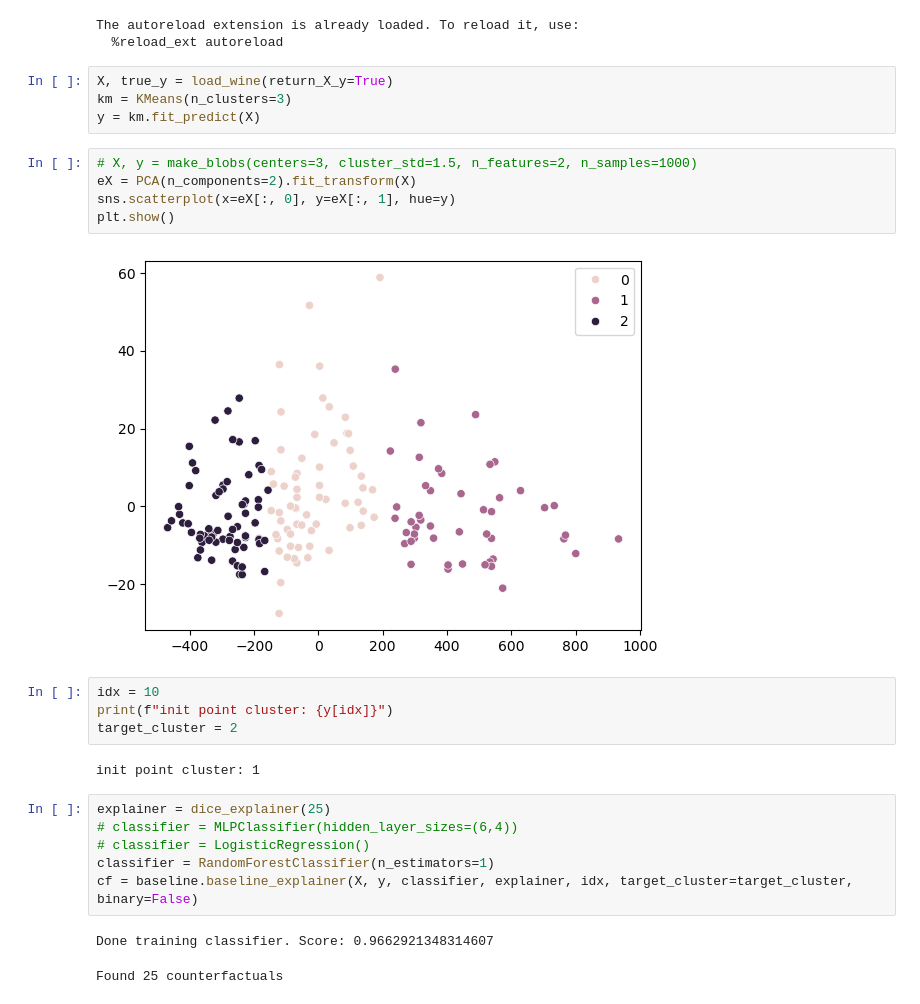
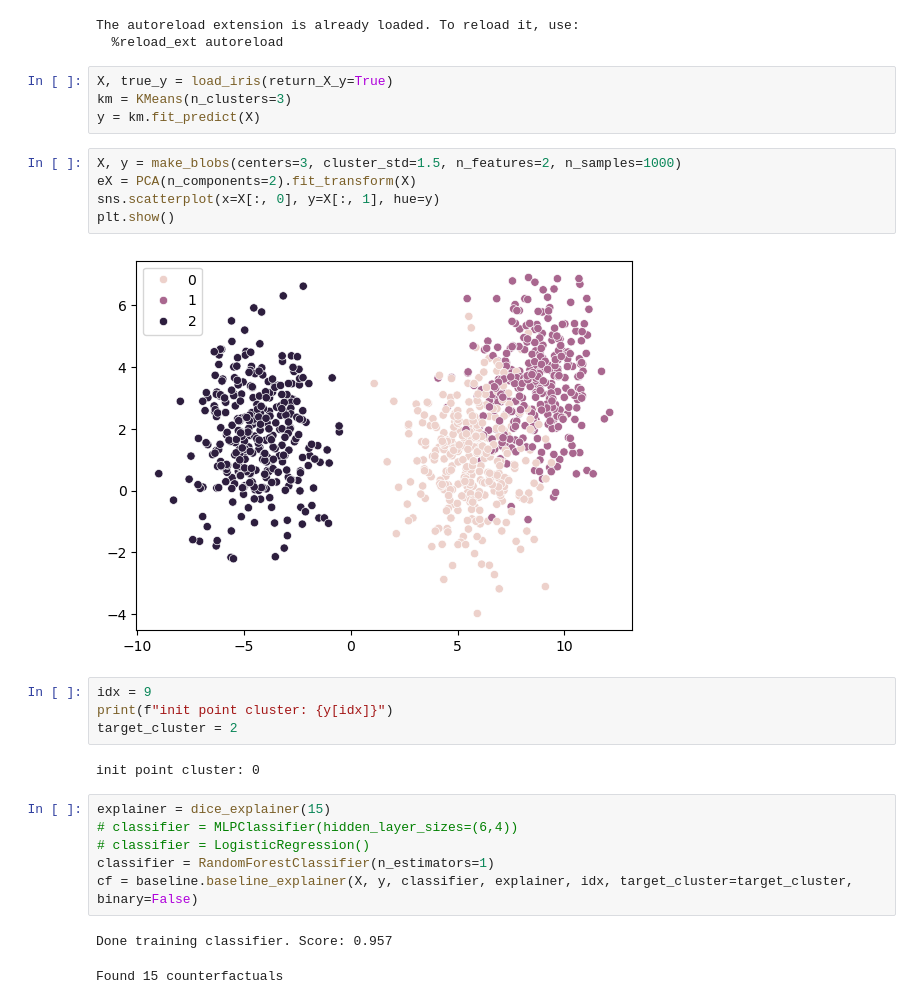
Before and after one commit to jepp3183/Thesis2025, a Jupyter notebook: code/baseline.ipynb, the cells around one changed output. Saved outputs shown, nothing was run; the diff lists cells and outputs as text.

```diff
--- a/code/baseline.ipynb
+++ b/code/baseline.ipynb
@@ -25,31 +25,31 @@ from lib.eval.eval_metrics import *
 The autoreload extension is already loaded. To reload it, use:
   %reload_ext autoreload
 # %%
-X, true_y = load_wine(return_X_y=True)
+X, true_y = load_iris(return_X_y=True)
 km = KMeans(n_clusters=3)
 y = km.fit_predict(X)
 # %%
-# X, y = make_blobs(centers=3, cluster_std=1.5, n_features=2, n_samples=1000)
+X, y = make_blobs(centers=3, cluster_std=1.5, n_features=2, n_samples=1000)
 eX = PCA(n_components=2).fit_transform(X)
-sns.scatterplot(x=eX[:, 0], y=eX[:, 1], hue=y)
+sns.scatterplot(x=X[:, 0], y=X[:, 1], hue=y)
 plt.show()
 # %% [output]
-[figure, old version]
+[figure, new version]
 # %%
-idx = 10
+idx = 9
 print(f"init point cluster: {y[idx]}")
 target_cluster = 2
 # %% [output]
-init point cluster: 1
+init point cluster: 0
 # %%
-explainer = dice_explainer(25)
+explainer = dice_explainer(15)
 # classifier = MLPClassifier(hidden_layer_sizes=(6,4))
 # classifier = LogisticRegression()
 classifier = RandomForestClassifier(n_estimators=1)
 cf = baseline.baseline_explainer(X, y, classifier, explainer, idx, target_cluster=target_cluster, binary=False)
 # %% [output]
-Done training classifier. Score: 0.9662921348314607
+Done training classifier. Score: 0.957
-Found 25 counterfactuals
+Found 15 counterfactuals
 # %%
 util.plot_cluster_cf(X, y, cf, idx)
 # %% [output]
```
Also changed, not shown: parts of 4 cells of this notebook.
